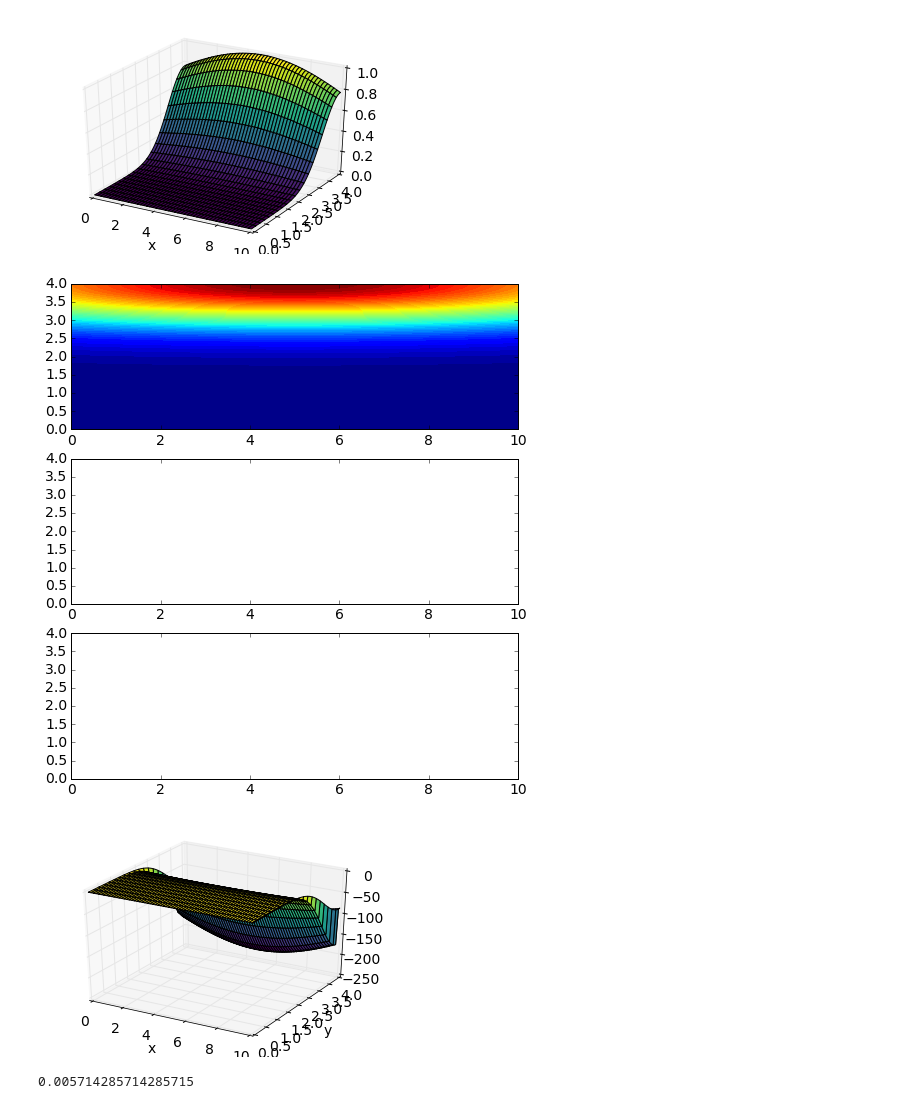
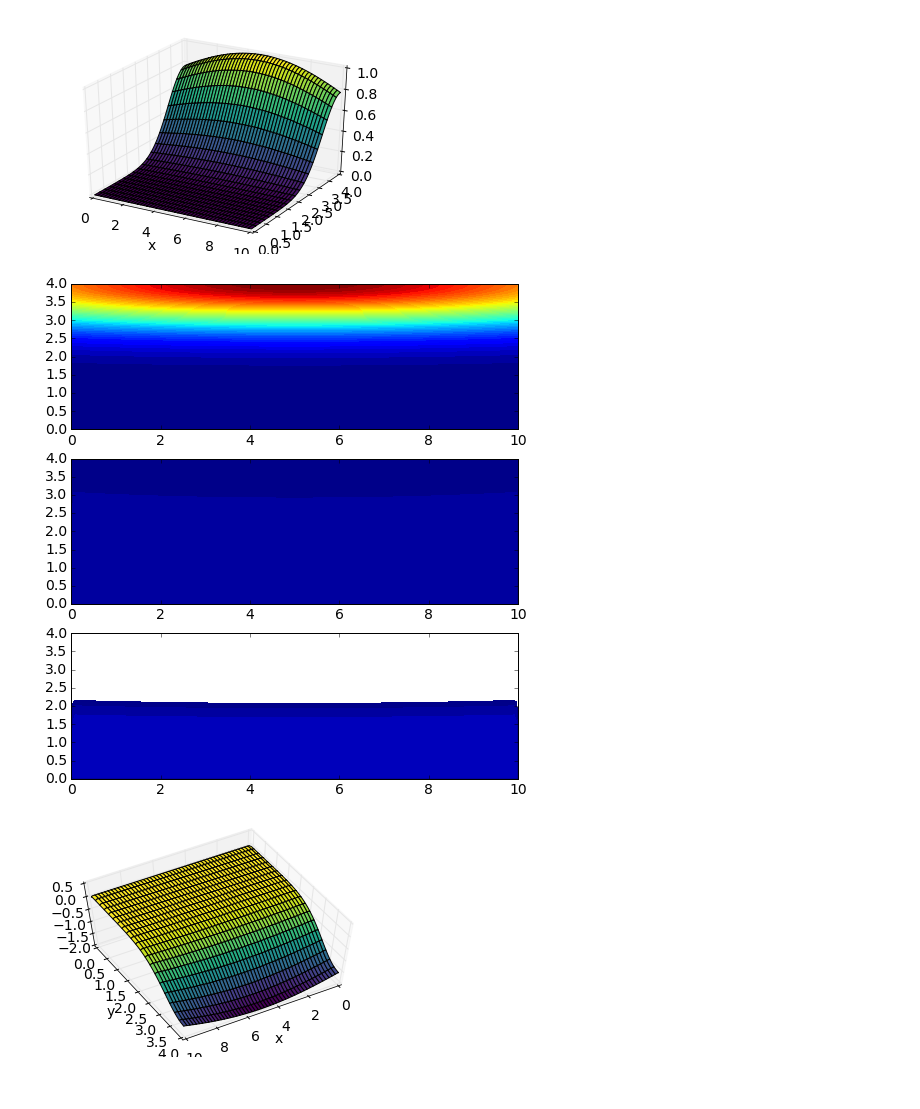
Before and after one commit to numerical-mooc/assignment-bank-2016, a Jupyter notebook: morrill/testing_with_waves.ipynb, the cells around one changed output. Cells and saved outputs as stored; diff of their text form; code cells hidden in the pictures.

Commit message:
added new 2D stability condition for dt, changed g(x,y) to ones instead of zeros, still odd results.

```diff
--- a/morrill/testing_with_waves.ipynb
+++ b/morrill/testing_with_waves.ipynb
@@ -84,7 +84,7 @@ def solve_wave(pi, dy, dx, nt, dt, c):
     p[0] = pi.copy()             # copy initial Gaussian wave
 
     # For first time step:
-    g = numpy.zeros((ny,nx))     # 2nd initial condition du/dt = g(x,y)
+    g = numpy.ones((ny,nx))     # 2nd initial condition du/dt = g(x,y)
     p[1,1:-1,1:-1] = 1/2*sx**2*(p[0,1:-1,2:] + p[0,1:-1,:-2]) +\
                      1/2*sy**2*(p[0,2:,1:-1] + p[0,:-2,1:-1]) -\
                      (1 - sx**2 - sy**2)*p[0,1:-1,1:-1] +\
@@ -172,7 +172,7 @@ def solve_wave(pi, dy, dx, nt, dt, c):
     return p
 # %%
 #sigma = 0.1
-dt = 0.0001#sigma*dx/c # time increment
+dt = (dx**2*dy**2/(dx**2 + dy**2))**(1/2)
 pi = init_cond(ny,nx,Lx,Ly,X,Y)
 p = solve_wave(pi.copy(),dy,dx,nt,dt,c)
 # %% [markdown]
@@ -204,16 +204,14 @@ ax1.contourf(X,Y,p[0],levels=numpy.linspace(0,1,50))
 ax2.contourf(X,Y,p[1],levels=numpy.linspace(0,1,50))
 ax3.contourf(X,Y,p[2],levels=numpy.linspace(0,1,50));
 # %% [output]
-[figure, old version]
+[figure, new version]
 # %%
 fig = pyplot.figure()
 ax = fig.add_subplot(111,projection='3d')
-ax.plot_surface(X,Y,p[112],rstride=5,cstride=4,cmap=cm.viridis)
+ax.plot_surface(X,Y,p[3],rstride=5,cstride=5,cmap=cm.viridis)
 ax.set_xlabel('x')
 ax.set_ylabel('y');
+ax.view_init(60,60)
+pyplot.draw()
 # %% [output]
-[figure, old version]
+[figure, new version]
-# %%
-dt
-# %% [output]
-0.005714285714285715
```
Also changed, not shown: parts of 2 cells of this notebook.
